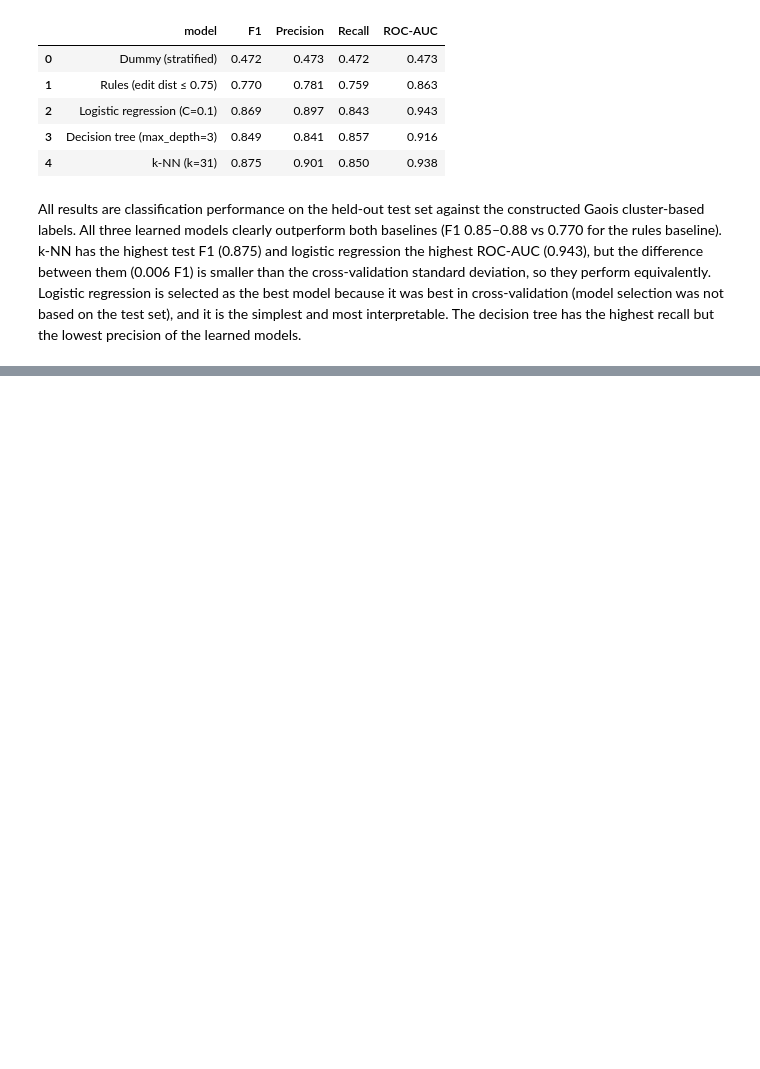
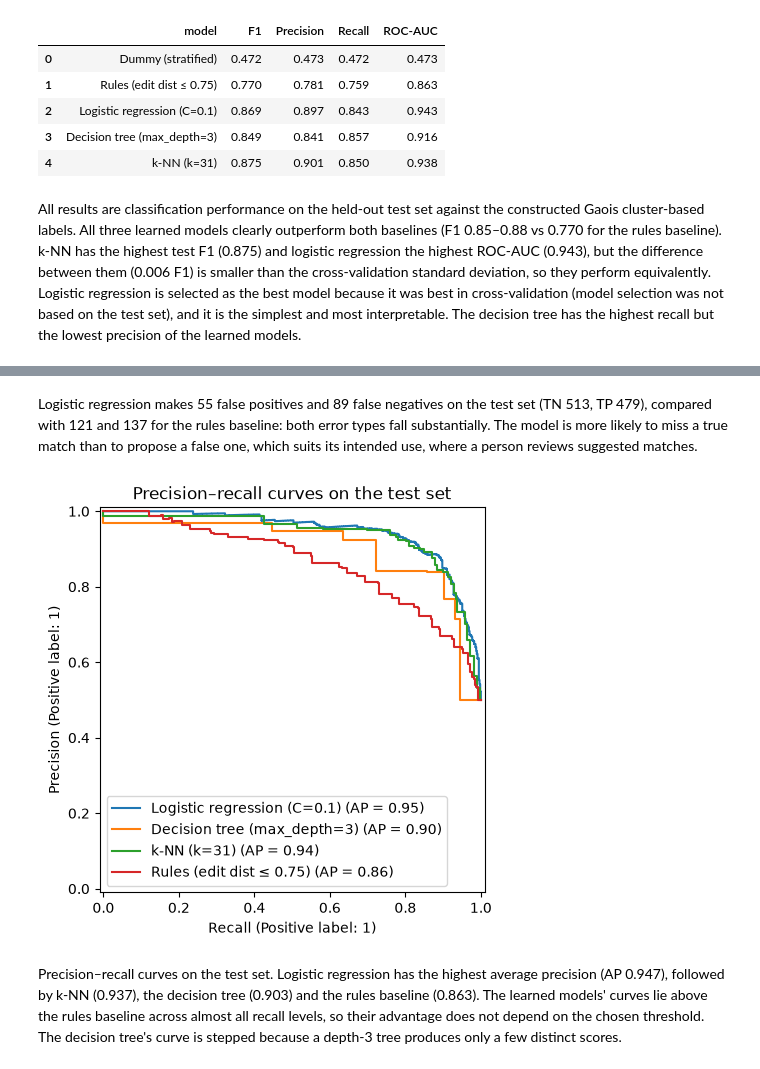
Before and after one commit to miriamfullerug/ct4101-sloinnte-matching, a Jupyter notebook: notebooks/02_model_comparison.ipynb, the cells around one changed output, grey strips where cells are left out. Saved outputs shown, nothing was run; the diff lists cells and outputs as text; code cells hidden in the pictures; blank space fills up the shorter version.

```diff
--- a/notebooks/02_model_comparison.ipynb
+++ b/notebooks/02_model_comparison.ipynb
@@ -204,0 +218,20 @@ All results are classification performance on the held-out test set against the
+# %% [markdown]
+Logistic regression makes 55 false positives and 89 false negatives on the test set (TN 513, TP 479), compared with 121 and 137 for the rules baseline: both error types fall substantially. The model is more likely to miss a true match than to propose a false one, which suits its intended use, where a person reviews suggested matches.
+# %%
+from sklearn.metrics import PrecisionRecallDisplay
+
+fig, ax = plt.subplots(figsize=(7, 5))
+
+# Learned models
+for name, (pred, score) in predictions.items():
+    PrecisionRecallDisplay.from_predictions(y_test, score, name=name, ax=ax)
+
+# Rules baseline
+PrecisionRecallDisplay.from_predictions(y_test, rule_score, name="Rules (edit dist ≤ 0.75)", ax=ax)
+
+ax.set_title("Precision–recall curves on the test set")
+plt.show()
+# %% [output]
+[figure, added]
+# %% [markdown]
+Precision–recall curves on the test set. Logistic regression has the highest average precision (AP 0.947), followed by k-NN (0.937), the decision tree (0.903) and the rules baseline (0.863). The learned models' curves lie above the rules baseline across almost all recall levels, so their advantage does not depend on the chosen threshold. The decision tree's curve is stepped because a depth-3 tree produces only a few distinct scores.
```
Also changed, not shown: parts of 1 cell of this notebook.
